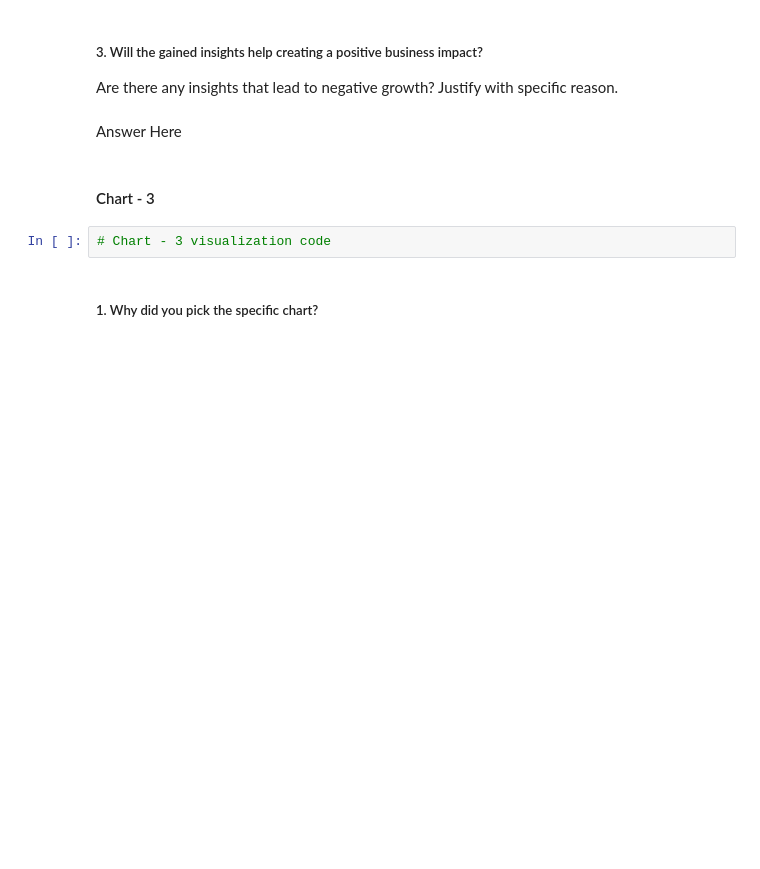
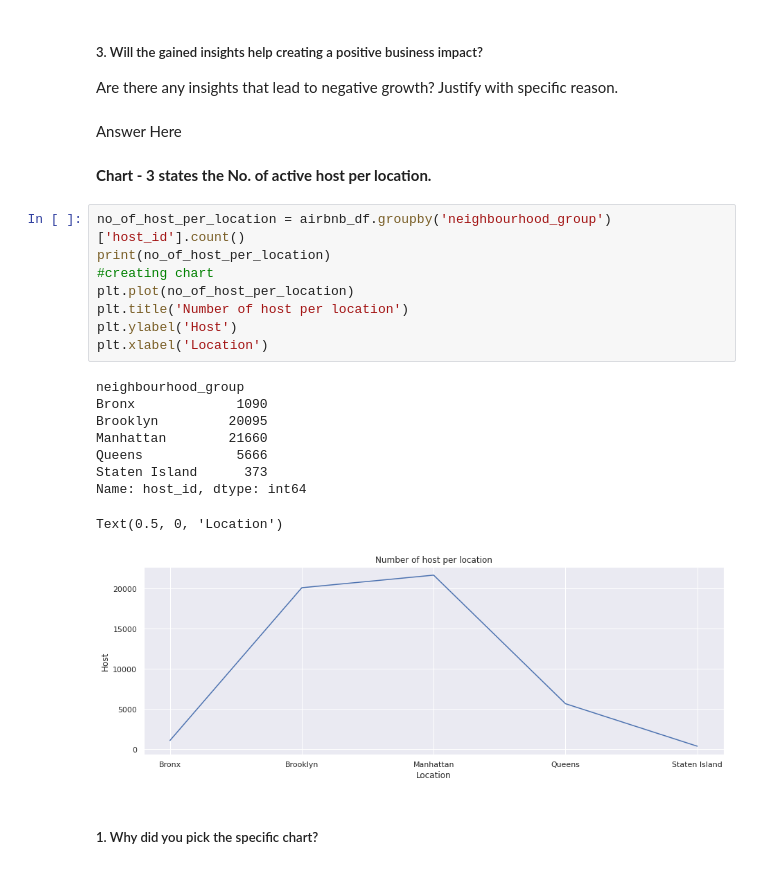
Before and after one commit to kapilkukreja469/Airbnb_bookings_analysis_project, a Jupyter notebook: Sample_EDA_Submission_Template.ipynb, the cells around one changed output. Drawn from its saved outputs; the diff is of its cells as text; blank space fills up the shorter version.

```diff
--- a/Sample_EDA_Submission_Template.ipynb
+++ b/Sample_EDA_Submission_Template.ipynb
@@ -320,10 +333,26 @@ Answer Here
 Are there any insights that lead to negative growth? Justify with specific reason.
 # %% [markdown]
 Answer Here
-# %% [markdown]
-#### Chart - 3
-# %%
-# Chart - 3 visualization code
+# %% [markdown]
+**Chart - 3 states the No. of active host per location.**
+# %%
+no_of_host_per_location = airbnb_df.groupby('neighbourhood_group')['host_id'].count()
+print(no_of_host_per_location)
+#creating chart
+plt.plot(no_of_host_per_location)
+plt.title('Number of host per location')
+plt.ylabel('Host')
+plt.xlabel('Location')
+# %% [output]
+neighbourhood_group
+Bronx             1090
+Brooklyn         20095
+Manhattan        21660
+Queens            5666
+Staten Island      373
+Name: host_id, dtype: int64
+Text(0.5, 0, 'Location')
+[figure, added]
 # %% [markdown]
 ##### 1. Why did you pick the specific chart?
 # %% [markdown]
```
Also changed, not shown: parts of 7 cells of this notebook.
